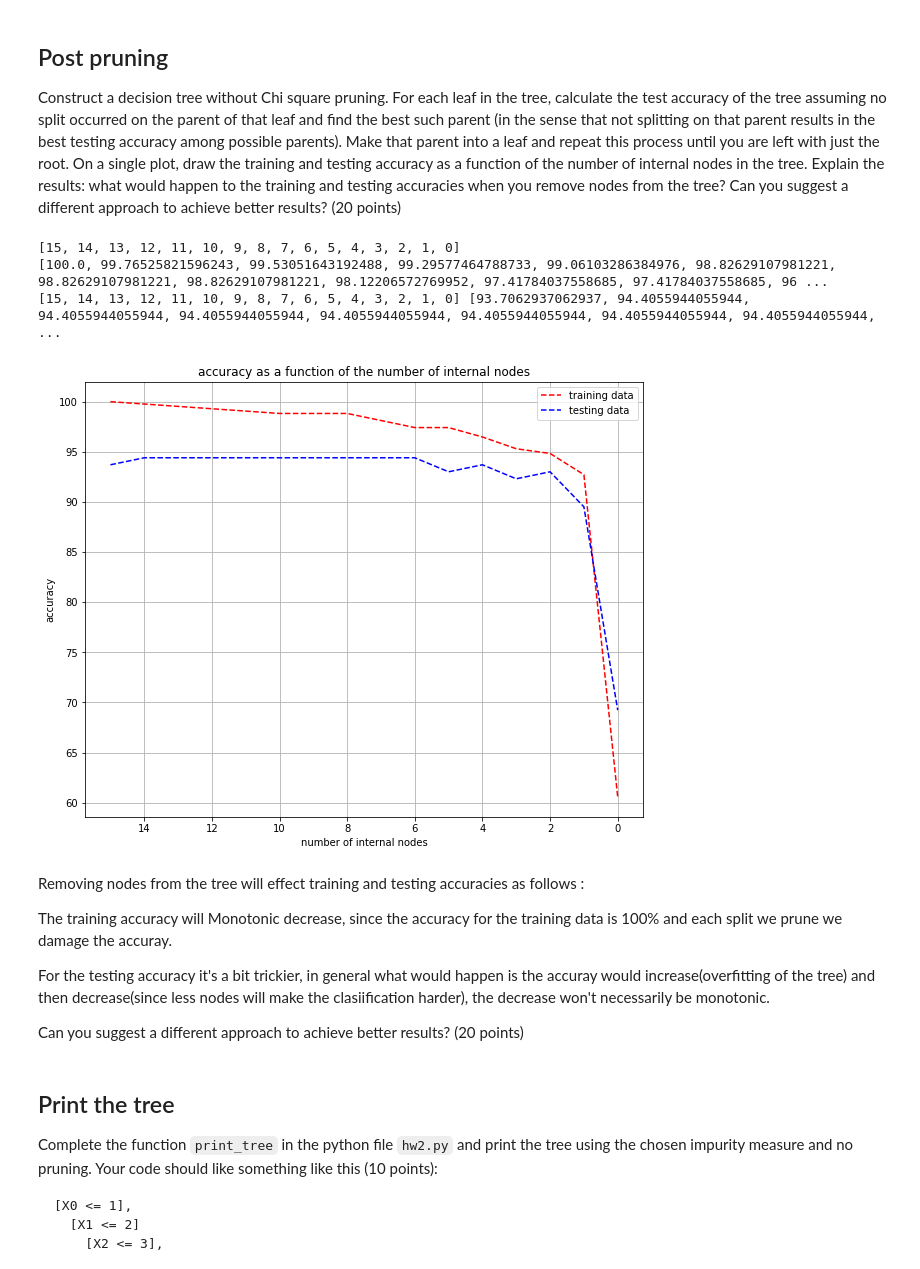
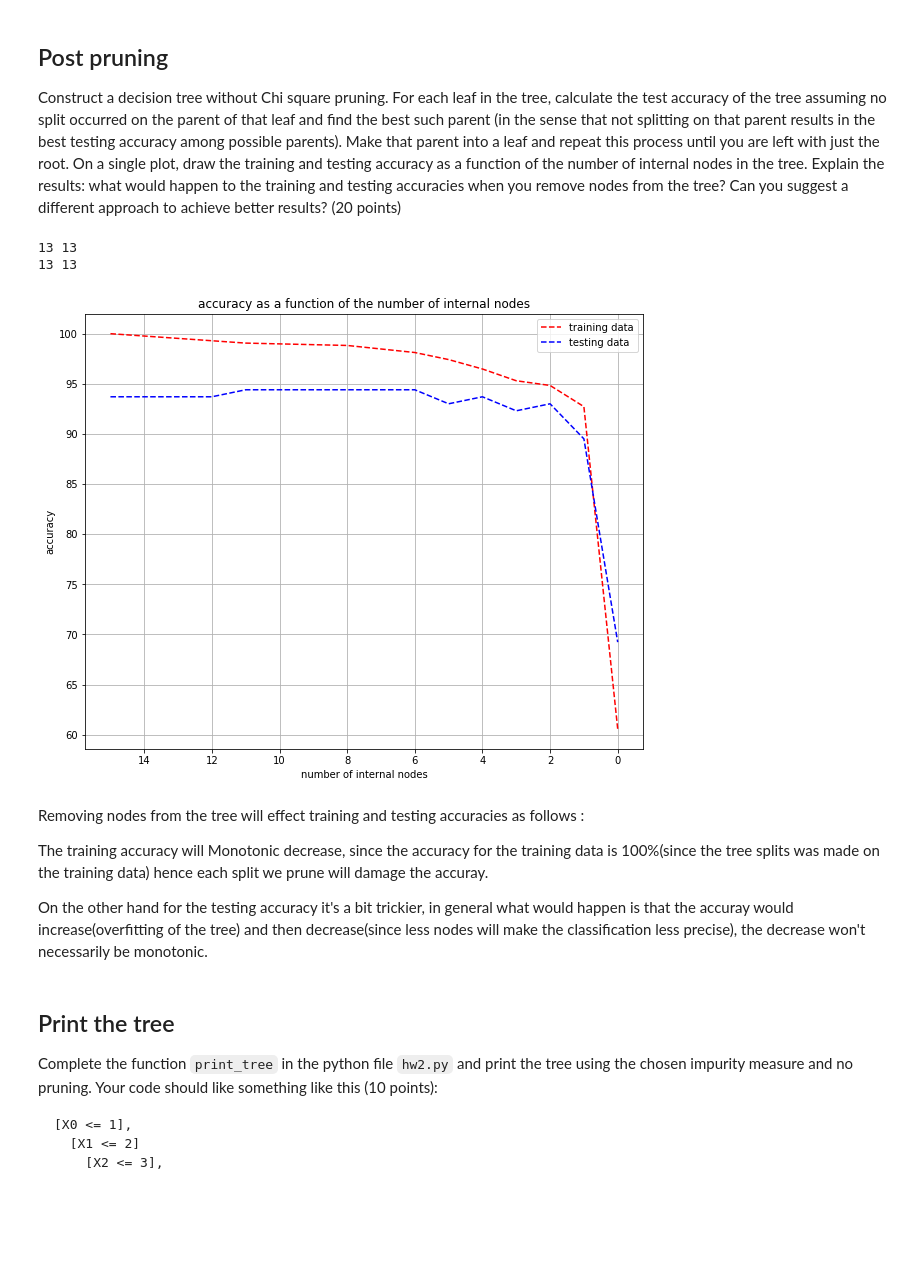
Before and after one commit to YonatanEldan/Machine-Learning-HW-, a Jupyter notebook: hwa2.ipynb, the cells around one changed output. Cells and saved outputs as stored; diff of their text form; code cells hidden in the pictures; blank space fills up the shorter version.

Commit message:
finished with all before tests

```diff
--- a/hwa2.ipynb
+++ b/hwa2.ipynb
@@ -193,39 +193,31 @@ Construct a decision tree without Chi square pruning. For each leaf in the tree,
 # pruning the tree
 tree_entropy_train = build_tree(data=X_train, impurity=calc_entropy)
 tree_entropy_test = build_tree(data=X_train, impurity=calc_entropy)
-array, training = post_pruning(tree_entropy_train,X_train)
-array, testing = post_pruning(tree_entropy_test,X_test)
-print(array)
-print(training)
-print(array, testing)
+numberOfNodes, training,testing = post_pruning(tree_entropy_train,X_train,X_test)
+print(len(numberOfNodes), len(training))
+print(len(numberOfNodes), len(testing))
 # %% [output]
-[15, 14, 13, 12, 11, 10, 9, 8, 7, 6, 5, 4, 3, 2, 1, 0]
-[100.0, 99.76525821596243, 99.53051643192488, 99.29577464788733, 99.06103286384976, 98.82629107981221, 98.82629107981221, 98.82629107981221, 98.12206572769952, 97.41784037558685, 97.41784037558685, 96 ...
-[15, 14, 13, 12, 11, 10, 9, 8, 7, 6, 5, 4, 3, 2, 1, 0] [93.7062937062937, 94.4055944055944, 94.4055944055944, 94.4055944055944, 94.4055944055944, 94.4055944055944, 94.4055944055944, 94.4055944055944,  ...
+13 13
+13 13
 # %%
 #plotting the result
-plt.plot(array, training, 'r--')
-plt.plot(array, testing,'b--')
+plt.plot(numberOfNodes, training, 'r--')
+plt.plot(numberOfNodes, testing,'b--')
 plt.grid(True)
 plt.xlabel('number of internal nodes')
 plt.ylabel('accuracy')
 plt.title('accuracy as a function of the number of internal nodes')
 plt.legend(['training data', 'testing data'])
 plt.gca().invert_xaxis()
 plt.show()
 # %% [output]
-[figure, old version]
+[figure, new version]
 # %% [markdown]
 Removing nodes from the tree will effect training and testing accuracies as follows :
 
-The training accuracy will Monotonic decrease, since the accuracy for the training data is 100% and each split we prune we damage the accuray.
+The training accuracy will Monotonic decrease, since the accuracy for the training data is 100%(since the tree splits was made on the training data) hence each split we prune will damage the accuray.
 
-For the testing accuracy it's a bit trickier, in general what would happen is the accuray would increase(overfitting of the tree) and then decrease(since less nodes will make the clasiification harder), the decrease won't necessarily be monotonic.
-
-
-
-
-Can you suggest a different approach to achieve better results? (20 points)
+On the other hand for the testing accuracy it's a bit trickier, in general what would happen is that the accuray would increase(overfitting of the tree) and then decrease(since less nodes will make the classification less precise), the decrease won't necessarily be monotonic.
 # %% [markdown]
 ## Print the tree
 
```
Also changed, not shown: parts of 3 cells of this notebook, 1 other file.
